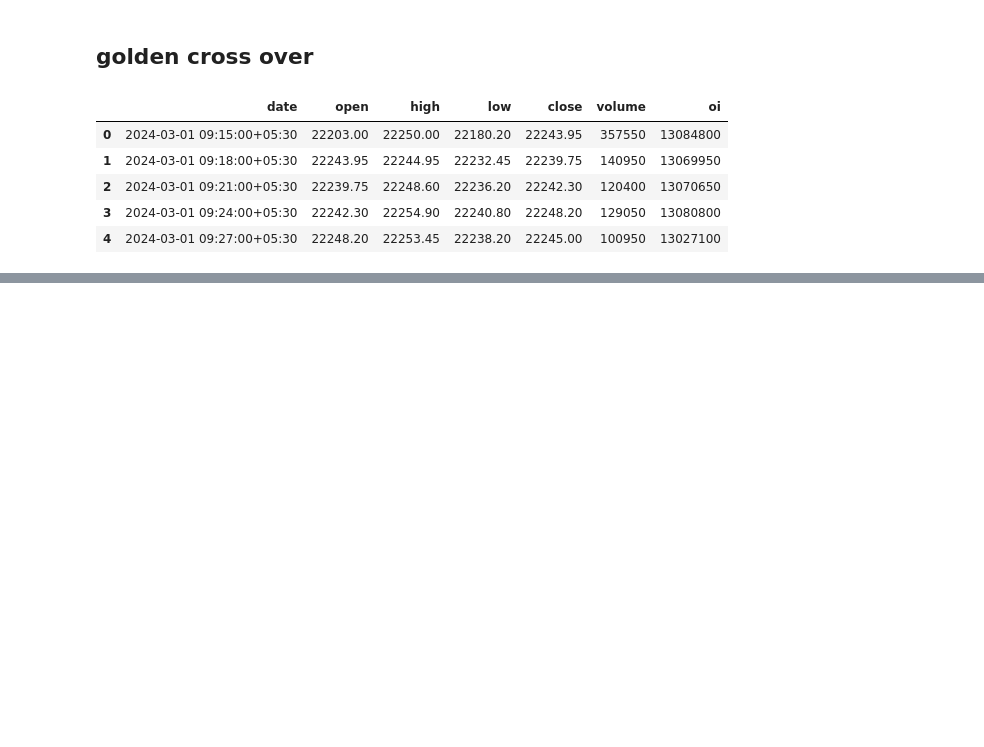
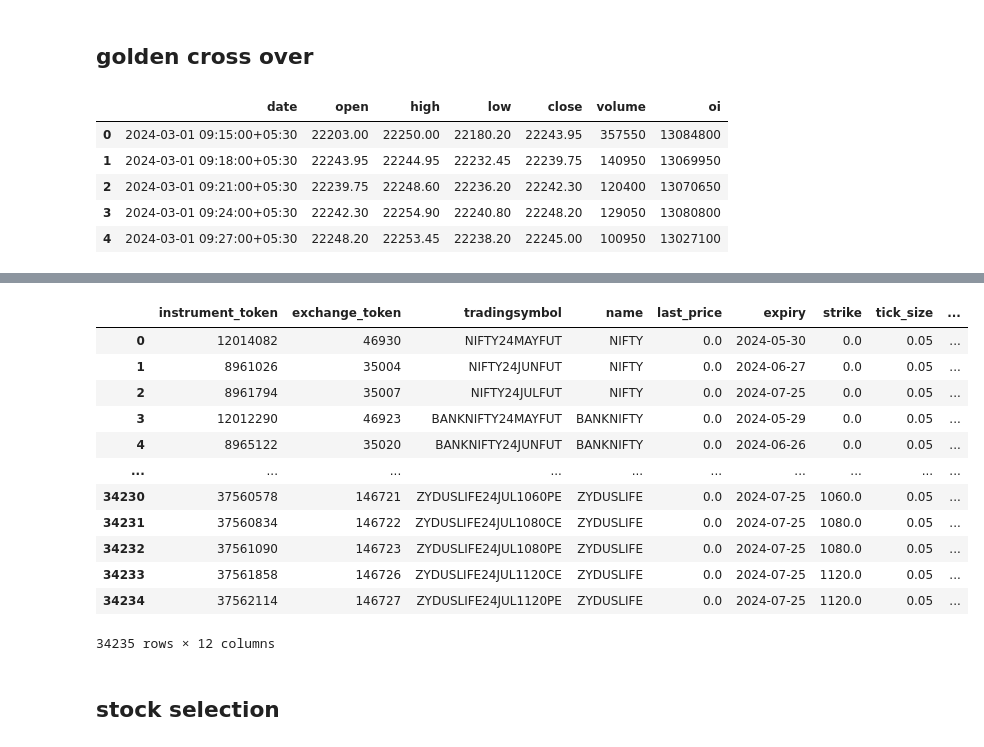
Before and after one commit to Madcodex/stock_automata, a Jupyter notebook: notebook/identify_signals.ipynb, the cells around one changed output, grey strips where cells are left out. Drawn from its saved outputs; the diff is of its cells as text; code cells hidden in the pictures; blank space fills up the shorter version.

```diff
--- a/notebook/identify_signals.ipynb
+++ b/notebook/identify_signals.ipynb
@@ -622,0 +630,7 @@ signals.tail(10)
+# %%
+import talib
+expiry_sp = 'BANKNIFTY24430'
+inst = pd.DataFrame(kite.instruments("NFO"))
+expiry_march  = inst[(inst.name == 'BANKNIFTY') & (inst.tradingsymbol.str.contains(expiry_sp))]
+# expiry_march = expiry_march.query("(strike >= 38500 )&( strike <= 40500)")
+expiry_march['strike_type'] = expiry_march['strike'].astype(int).astype(str) + expiry_march['instrument_type']
@@ -622,0 +773,18 @@ signals.tail(10)
+# %%
+inst
+# %% [output]
+|  | instrument_token | exchange_token | tradingsymbol | name | last_price | expiry | strike | tick_size | ... |
+| 0 | 12014082 | 46930 | NIFTY24MAYFUT | NIFTY | 0.0 | 2024-05-30 | 0.0 | 0.05 | ... |
+| 1 | 8961026 | 35004 | NIFTY24JUNFUT | NIFTY | 0.0 | 2024-06-27 | 0.0 | 0.05 | ... |
+| 2 | 8961794 | 35007 | NIFTY24JULFUT | NIFTY | 0.0 | 2024-07-25 | 0.0 | 0.05 | ... |
+| 3 | 12012290 | 46923 | BANKNIFTY24MAYFUT | BANKNIFTY | 0.0 | 2024-05-29 | 0.0 | 0.05 | ... |
+| 4 | 8965122 | 35020 | BANKNIFTY24JUNFUT | BANKNIFTY | 0.0 | 2024-06-26 | 0.0 | 0.05 | ... |
+| ... | ... | ... | ... | ... | ... | ... | ... | ... | ... |
+| 34230 | 37560578 | 146721 | ZYDUSLIFE24JUL1060PE | ZYDUSLIFE | 0.0 | 2024-07-25 | 1060.0 | 0.05 | ... |
+| 34231 | 37560834 | 146722 | ZYDUSLIFE24JUL1080CE | ZYDUSLIFE | 0.0 | 2024-07-25 | 1080.0 | 0.05 | ... |
+| 34232 | 37561090 | 146723 | ZYDUSLIFE24JUL1080PE | ZYDUSLIFE | 0.0 | 2024-07-25 | 1080.0 | 0.05 | ... |
+| 34233 | 37561858 | 146726 | ZYDUSLIFE24JUL1120CE | ZYDUSLIFE | 0.0 | 2024-07-25 | 1120.0 | 0.05 | ... |
+| 34234 | 37562114 | 146727 | ZYDUSLIFE24JUL1120PE | ZYDUSLIFE | 0.0 | 2024-07-25 | 1120.0 | 0.05 | ... |
+34235 rows × 12 columns
+# %% [markdown]
+## stock selection
```
Also changed, not shown: parts of 39 cells of this notebook, 18 other files.
